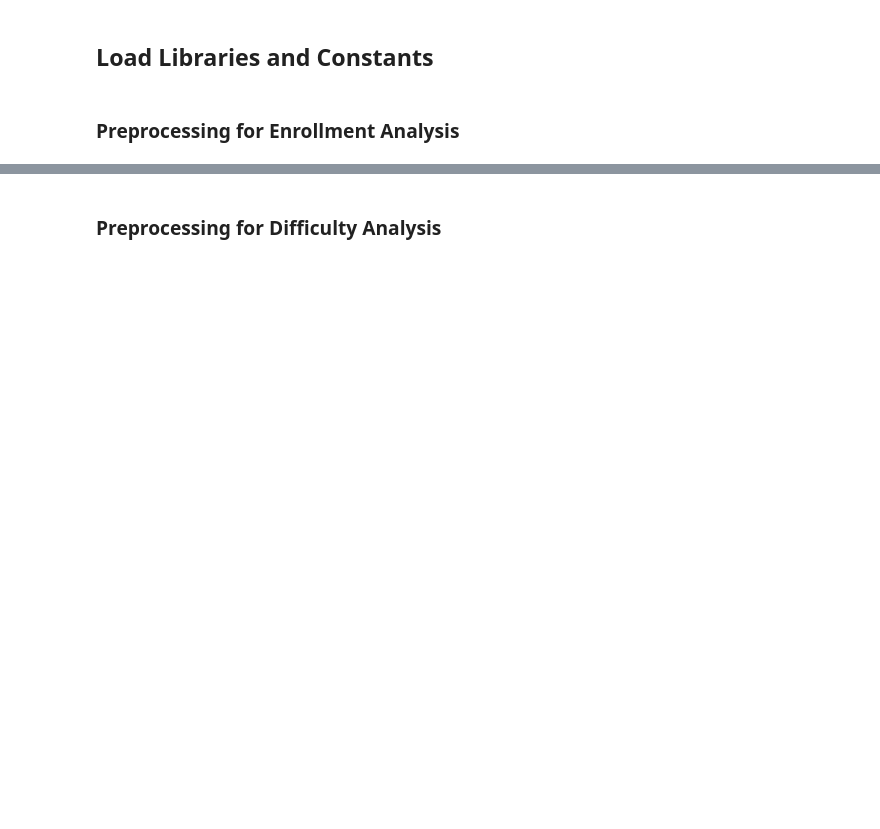
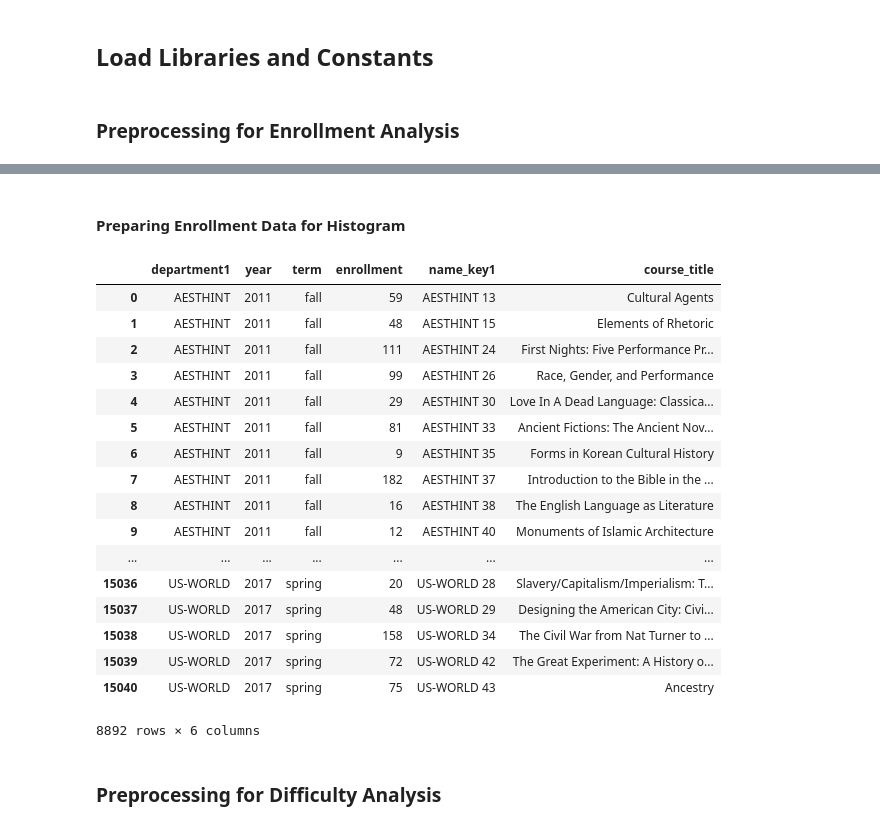
Before and after one commit to russellpekala/qguide, a Jupyter notebook: data_wrangle.ipynb, the cells around one changed output, grey strips where cells are left out. Cells and saved outputs as stored; diff of their text form; code cells hidden in the pictures; blank space fills up the shorter version.

```diff
--- a/data_wrangle.ipynb
+++ b/data_wrangle.ipynb
@@ -223,7 +223,7 @@ def filter_nans(val):
     if val == [] or val == '[]':
         return 0
     else:
-        return float(val)
+        return int(val)
 # %%
 of_interest = df[['department1', 'year', 'term',
                   'enrollment', 'name_key1', 'course_title']]
@@ -245,0 +238,2 @@ of_more_interest.to_csv('enrollment.csv')
+# %% [markdown]
+#### Preparing Enrollment Data for Histogram
@@ -246,3 +251,24 @@ of_more_interest.to_csv('enrollment.csv')
+# %%
+of_more_interest
+# %% [output]
+|  | department1 | year | term | enrollment | name_key1 | course_title |
+| 0 | AESTHINT | 2011 | fall | 59 | AESTHINT 13 | Cultural Agents |
+| 1 | AESTHINT | 2011 | fall | 48 | AESTHINT 15 | Elements of Rhetoric |
+| 2 | AESTHINT | 2011 | fall | 111 | AESTHINT 24 | First Nights: Five Performance Pr... |
+| 3 | AESTHINT | 2011 | fall | 99 | AESTHINT 26 | Race, Gender, and Performance |
+| 4 | AESTHINT | 2011 | fall | 29 | AESTHINT 30 | Love In A Dead Language: Classica... |
+| 5 | AESTHINT | 2011 | fall | 81 | AESTHINT 33 | Ancient Fictions: The Ancient Nov... |
+| 6 | AESTHINT | 2011 | fall | 9 | AESTHINT 35 | Forms in Korean Cultural History |
+| 7 | AESTHINT | 2011 | fall | 182 | AESTHINT 37 | Introduction to the Bible in the ... |
+| 8 | AESTHINT | 2011 | fall | 16 | AESTHINT 38 | The English Language as Literature |
+| 9 | AESTHINT | 2011 | fall | 12 | AESTHINT 40 | Monuments of Islamic Architecture |
+| ... | ... | ... | ... | ... | ... | ... |
+| 15036 | US-WORLD | 2017 | spring | 20 | US-WORLD 28 | Slavery/Capitalism/Imperialism: T... |
+| 15037 | US-WORLD | 2017 | spring | 48 | US-WORLD 29 | Designing the American City: Civi... |
+| 15038 | US-WORLD | 2017 | spring | 158 | US-WORLD 34 | The Civil War from Nat Turner to ... |
+| 15039 | US-WORLD | 2017 | spring | 72 | US-WORLD 42 | The Great Experiment: A History o... |
+| 15040 | US-WORLD | 2017 | spring | 75 | US-WORLD 43 | Ancestry |
+8892 rows × 6 columns
 # %% [markdown]
 ### Preprocessing for Difficulty Analysis
 # %%
```
Also changed, not shown: parts of 4 cells of this notebook, 11 other files.
